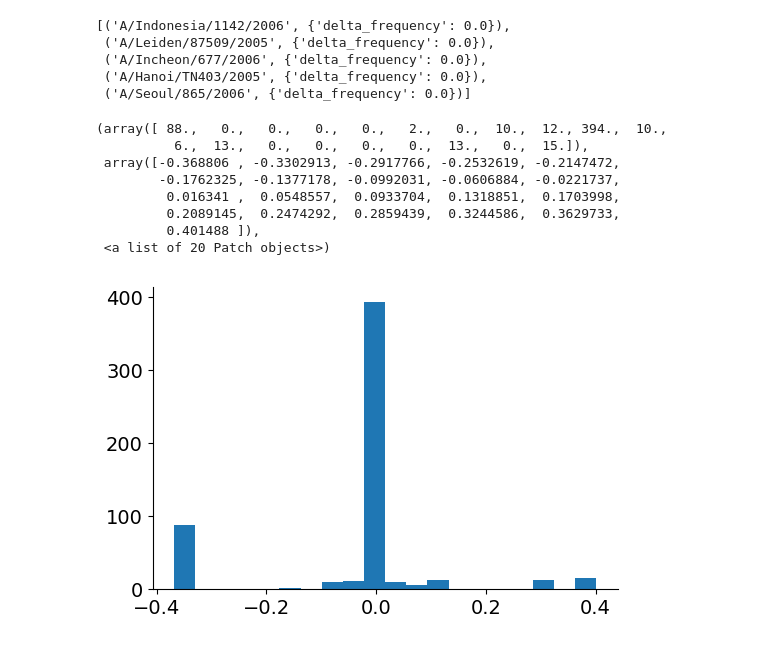
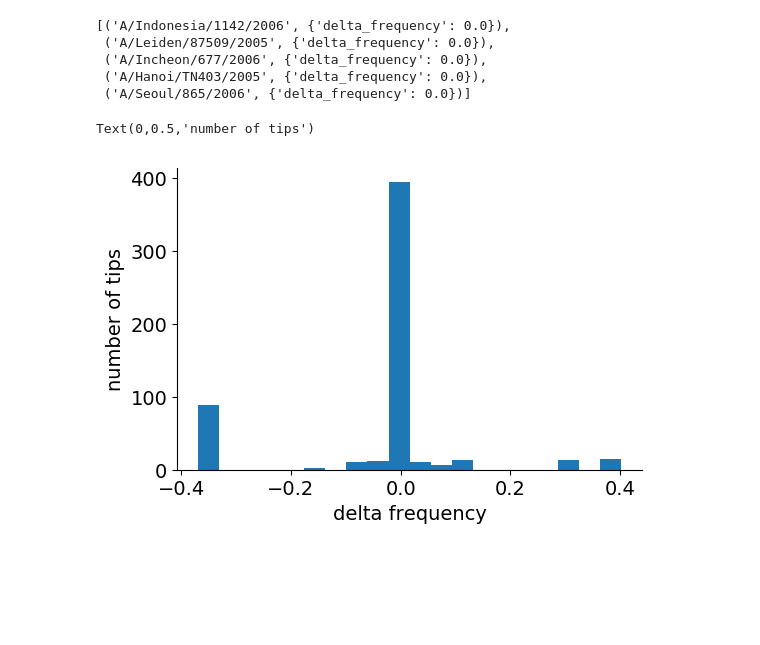
Before and after one commit to blab/flu-forecasting, a Jupyter notebook: analyses/2019-03-27-implement-dfreq-predictor.ipynb, the cells around one changed output. Cells and saved outputs as stored; diff of their text form; code cells hidden in the pictures; blank space fills up the shorter version.

```diff
--- a/analyses/2019-03-27-implement-dfreq-predictor.ipynb
+++ b/analyses/2019-03-27-implement-dfreq-predictor.ipynb
@@ -176,6 +184,7 @@ If the delta frequency for a clade is 0, then its exponential growth factor base
 ## Propagate clade delta frequencies back to tips
 # %%
 all_deltas = []
+extant_deltas = []
 delta_frequency = {}
 for tip in tree.find_clades(terminal=True):
     delta_frequency[tip.name] = {
@@ -183,6 +192,12 @@ for tip in tree.find_clades(terminal=True):
     }
 
     all_deltas.append(delta_frequency_by_clade.get(clades_by_tip[tip.name], 0.0))
+
+    if frequencies.frequencies[tip.name][-1] > 0.0:
+        extant_deltas.append(delta_frequency_by_clade.get(clades_by_tip[tip.name], 0.0))
+# %%
+all_deltas = np.array(all_deltas)
+extant_deltas = np.array(extant_deltas)
 # %%
 list(delta_frequency.items())[:5]
 # %% [output]
@@ -193,13 +208,8 @@ list(delta_frequency.items())[:5]
  ('A/Seoul/865/2006', {'delta_frequency': 0.0})]
 # %%
 plt.hist(all_deltas, bins=20)
+plt.xlabel("delta frequency")
+plt.ylabel("number of tips")
 # %% [output]
-(array([ 88.,   0.,   0.,   0.,   0.,   2.,   0.,  10.,  12., 394.,  10.,
-          6.,  13.,   0.,   0.,   0.,   0.,  13.,   0.,  15.]),
- array([-0.368806 , -0.3302913, -0.2917766, -0.2532619, -0.2147472,
-        -0.1762325, -0.1377178, -0.0992031, -0.0606884, -0.0221737,
-         0.016341 ,  0.0548557,  0.0933704,  0.1318851,  0.1703998,
-         0.2089145,  0.2474292,  0.2859439,  0.3244586,  0.3629733,
-         0.401488 ]),
- <a list of 20 Patch objects>)
+Text(0,0.5,'number of tips')
-[figure, old version]
+[figure, new version]
```
Also changed, not shown: parts of 5 cells of this notebook, 2 other files.
